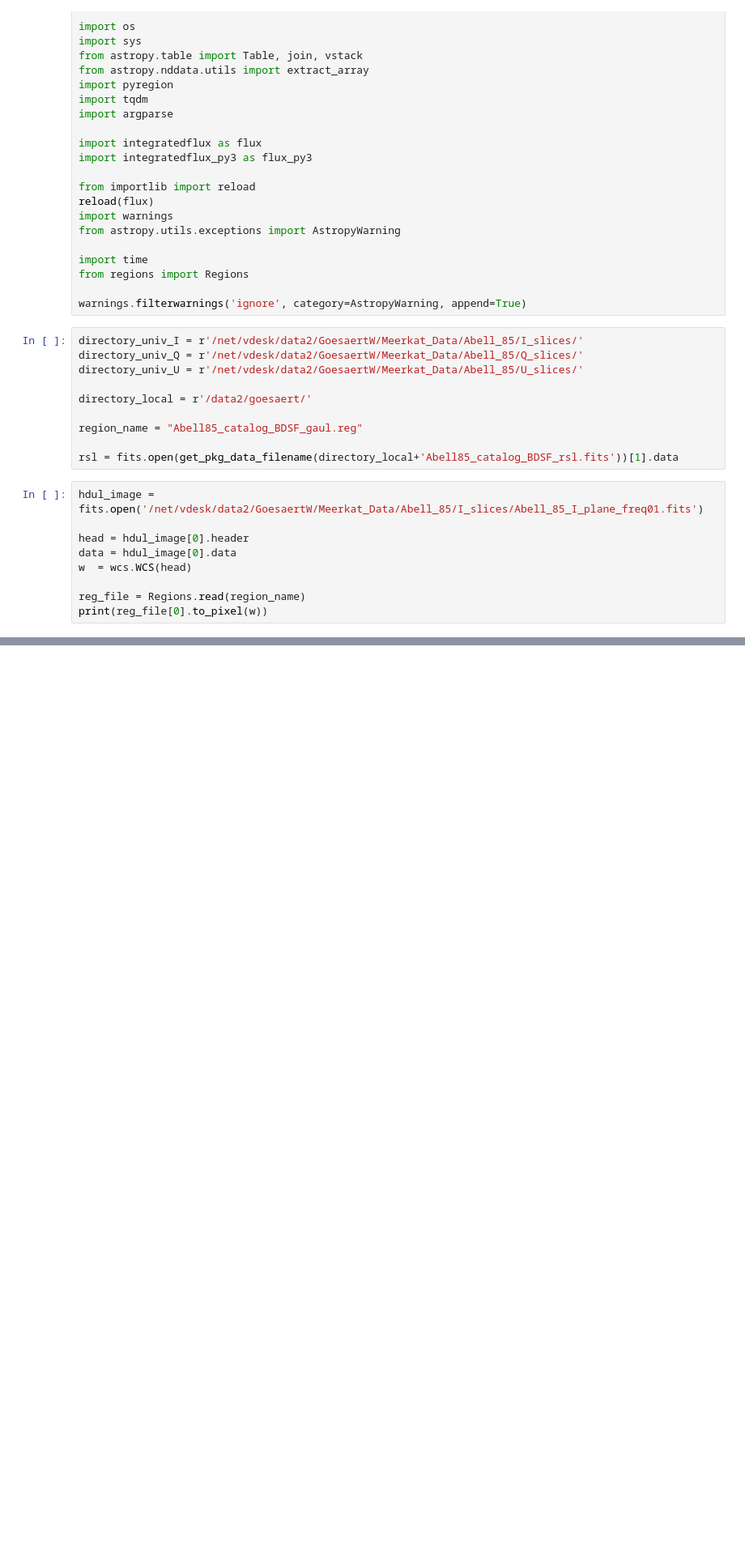
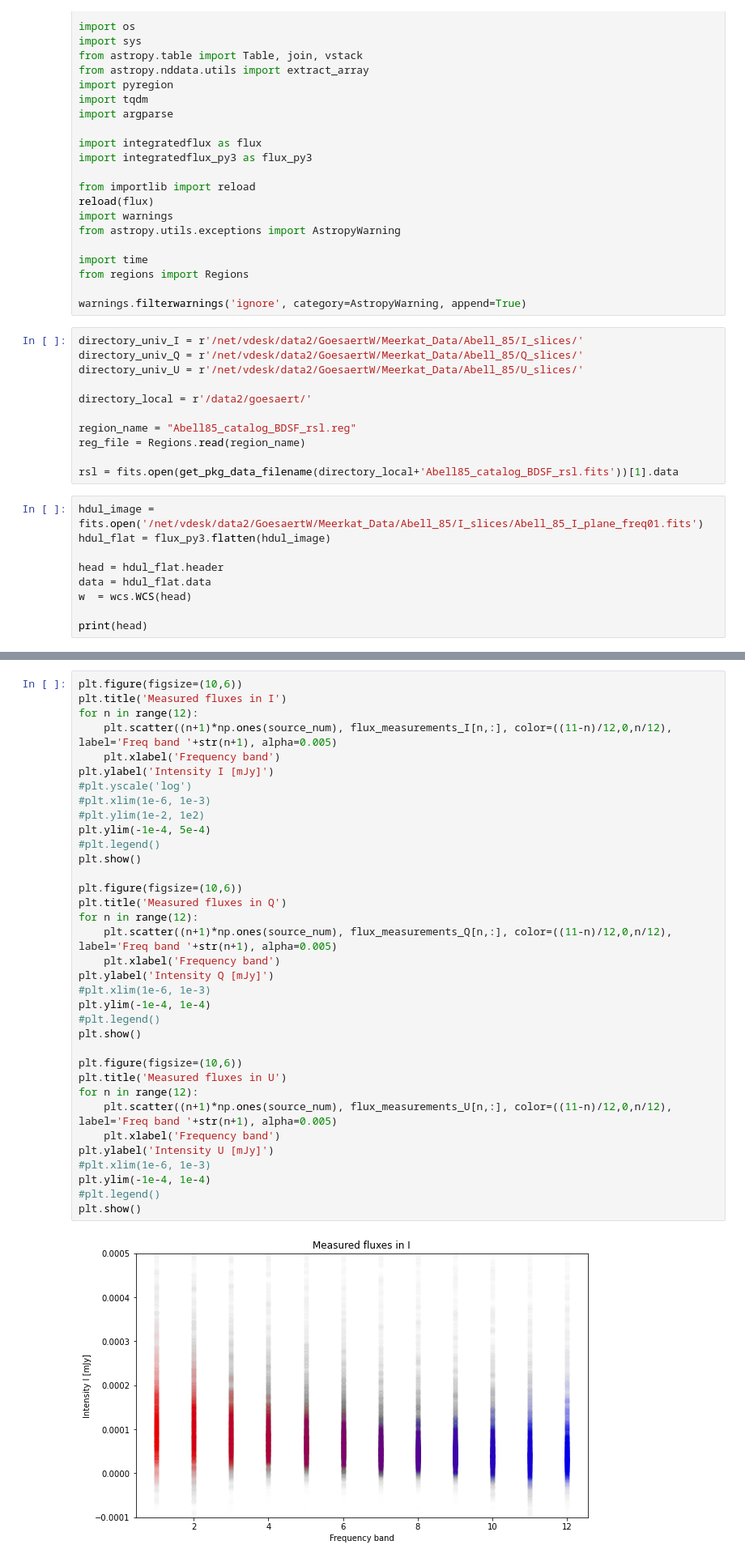
Before and after one commit to Woutmg/Meerkat_FracPol_New, a Jupyter notebook: Fluxgetter_BDSF_New.ipynb, the cells around one changed output, grey strips where cells are left out. Shown at 81% size. Drawn from its saved outputs; the diff is of its cells as text; blank space fills up the shorter version.

Commit message:
Added RM figure maker and RMsynth result analyser

```diff
--- a/Fluxgetter_BDSF_New.ipynb
+++ b/Fluxgetter_BDSF_New.ipynb
@@ -46,16 +46,17 @@ directory_univ_U = r'/net/vdesk/data2/GoesaertW/Meerkat_Data/Abell_85/U_slices/'
 
 directory_local = r'/data2/goesaert/'
 
-region_name = "Abell85_catalog_BDSF_gaul.reg"
+region_name = "Abell85_catalog_BDSF_rsl.reg"
+reg_file = Regions.read(region_name)
 
 rsl = fits.open(get_pkg_data_filename(directory_local+'Abell85_catalog_BDSF_rsl.fits'))[1].data
 # %%
 hdul_image = fits.open('/net/vdesk/data2/GoesaertW/Meerkat_Data/Abell_85/I_slices/Abell_85_I_plane_freq01.fits')
+hdul_flat = flux_py3.flatten(hdul_image)
 
-head = hdul_image[0].header
-data = hdul_image[0].data
+head = hdul_flat.header
+data = hdul_flat.data
 w  = wcs.WCS(head)
 
-reg_file = Regions.read(region_name)
-print(reg_file[0].to_pixel(w))
+print(head)
 # %% [output]
@@ -111,0 +134,37 @@ ValueError: Number of world inputs (1) does not match expected (3)
+# %%
+plt.figure(figsize=(10,6))
+plt.title('Measured fluxes in I')
+for n in range(12):
+    plt.scatter((n+1)*np.ones(source_num), flux_measurements_I[n,:], color=((11-n)/12,0,n/12), label='Freq band '+str(n+1), alpha=0.005)
+    plt.xlabel('Frequency band')
+plt.ylabel('Intensity I [mJy]')
+#plt.yscale('log')
+#plt.xlim(1e-6, 1e-3)
+#plt.ylim(1e-2, 1e2)
+plt.ylim(-1e-4, 5e-4)
+#plt.legend()
+plt.show()
+
+plt.figure(figsize=(10,6))
+plt.title('Measured fluxes in Q')
+for n in range(12):
+    plt.scatter((n+1)*np.ones(source_num), flux_measurements_Q[n,:], color=((11-n)/12,0,n/12), label='Freq band '+str(n+1), alpha=0.005)
+    plt.xlabel('Frequency band')
+plt.ylabel('Intensity Q [mJy]')
+#plt.xlim(1e-6, 1e-3)
+plt.ylim(-1e-4, 1e-4)
+#plt.legend()
+plt.show()
+
+plt.figure(figsize=(10,6))
+plt.title('Measured fluxes in U')
+for n in range(12):
+    plt.scatter((n+1)*np.ones(source_num), flux_measurements_U[n,:], color=((11-n)/12,0,n/12), label='Freq band '+str(n+1), alpha=0.005)
+    plt.xlabel('Frequency band')
+plt.ylabel('Intensity U [mJy]')
+#plt.xlim(1e-6, 1e-3)
+plt.ylim(-1e-4, 1e-4)
+#plt.legend()
+plt.show()
+# %% [output]
+[figure, added]
```
Also changed, not shown: parts of 7 cells of this notebook, 11 other files.
